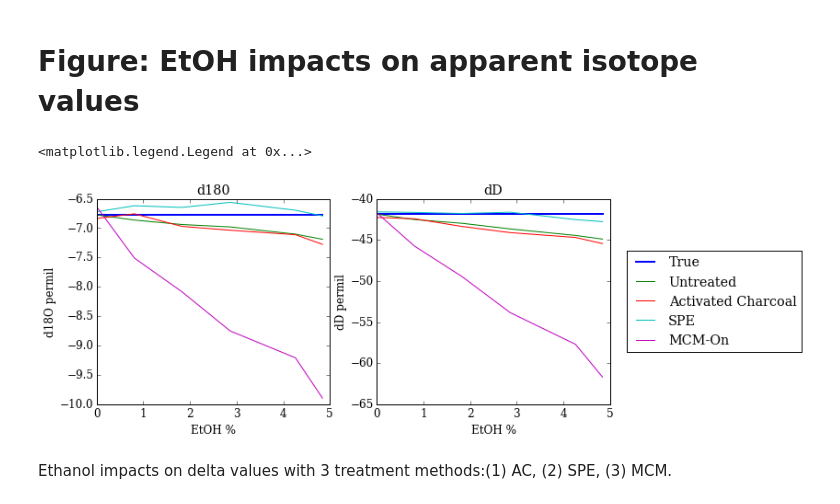
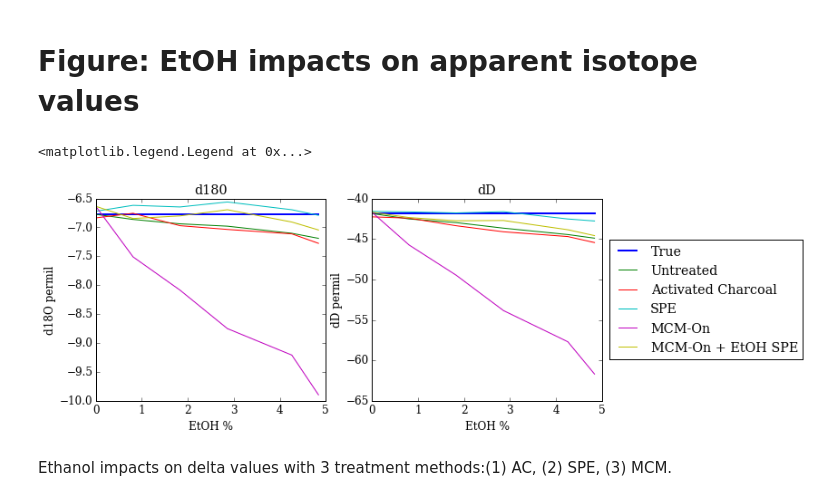
Before and after one commit to wolfhelius/isodopes, a Jupyter notebook: Isodopes Plotting.ipynb, the cells around one changed output. Drawn from its saved outputs; the diff is of its cells as text; code cells hidden in the pictures.

Commit message:
Incorporated MCM-on + SPE data to EtOH Plot

```diff
--- a/Isodopes Plotting.ipynb
+++ b/Isodopes Plotting.ipynb
@@ -71,35 +71,37 @@ DONE:
 # %% [markdown]
 # Figure: EtOH impacts on apparent isotope values
 # %%
-etoh_file = r'./dat/etoh_impacts.csv'
+etoh_file = r'./dat/etoh_impact.csv'
 etoh = pd.read_csv(etoh_file)
 # %%
 fig, axes = plt.subplots(1, 2, figsize=(10,4))
 
 axes[0].set_title("d180")
 axes[0].set_xlabel("EtOH %")
 axes[0].set_ylabel("d18O permil")
 axes[0].plot(etoh.etoh, etoh.d18O_true, lw = 2, label="True")
 axes[0].plot(etoh.etoh, etoh.d18O_untrt, label="Untreated")
 axes[0].plot(etoh.etoh, etoh.d18O_ac, label="Activated Charcoal")
 axes[0].plot(etoh.etoh, etoh.d18O_spe, label="SPE")
 axes[0].plot(etoh.etoh, etoh.d18O_mcmon, label="MCM-On")
+axes[0].plot(etoh.etoh, etoh.d18O_spe_mcm, label = "MCM-On + EtOH SPE")
 
 axes[1].set_title("dD")
 axes[1].set_xlabel("EtOH %")
 axes[1].set_ylabel("dD permil")
 axes[1].plot(etoh.etoh, etoh.dD_true, lw = 2, label="True")
 axes[1].plot(etoh.etoh, etoh.dD_untrt, label="Untreated")
 axes[1].plot(etoh.etoh, etoh.dD_ac, label="Activated Charcoal")
 axes[1].plot(etoh.etoh, etoh.dD_spe, label="SPE")
 axes[1].plot(etoh.etoh, etoh.dD_mcmon, label="MCM-On")
+axes[1].plot(etoh.etoh, etoh.dD_spe_mcm, label = "MCM-On + EtOH SPE")
 
-axes[1].legend(bbox_to_anchor=(1.85, 0.5), loc = 5) #legend (same for both) on mid-right.
+axes[1].legend(bbox_to_anchor=(1.90, 0.5), loc = 5) #legend (same for both) on mid-right.
 
 # TODO: get the 2 sigma noise from K5A QC and represent True as a patch
 # %% [output]
 <matplotlib.legend.Legend at 0x...>
-[figure, old version]
+[figure, new version]
 # %% [markdown]
 Ethanol impacts on delta values with 3 treatment methods:(1) AC, (2) SPE, (3) MCM.
 # %% [markdown]
```
